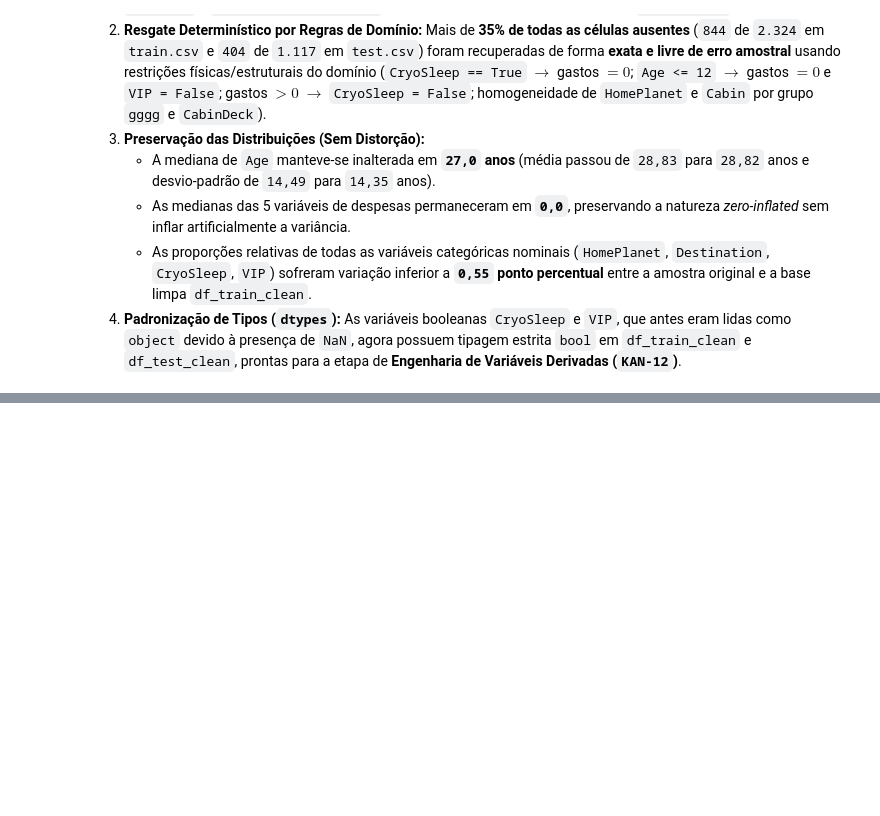
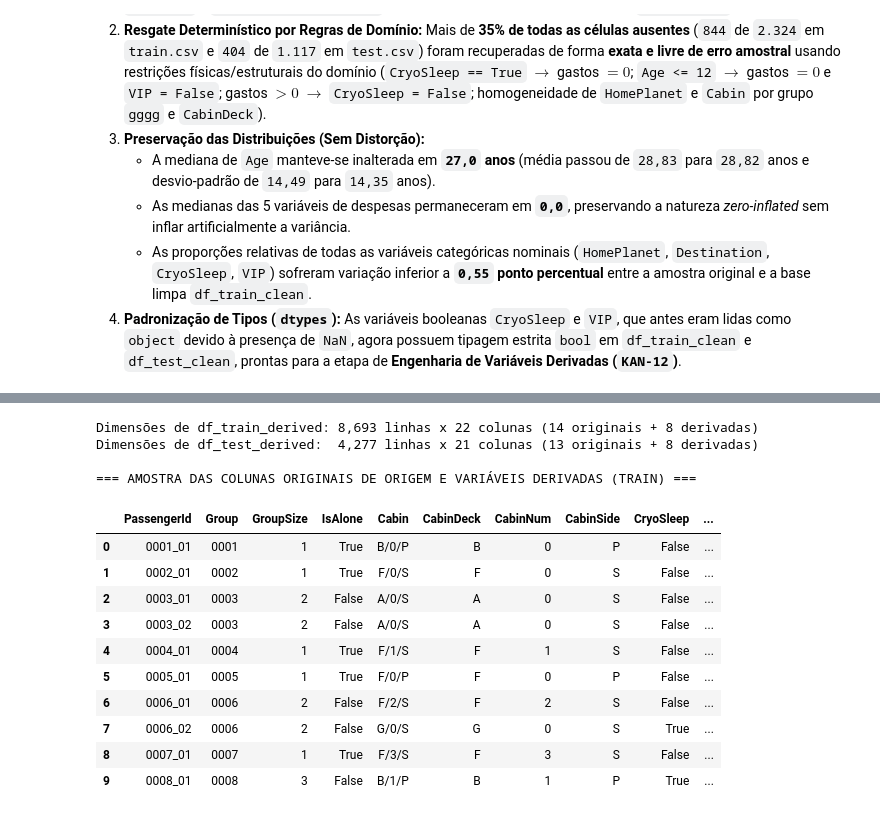
Before and after one commit to gmenezesg/spaceship-titanic-estatistica-posdl, a Jupyter notebook: notebooks/00_projeto_final_estatistica.ipynb, the cells around one changed output, grey strips where cells are left out. Drawn from its saved outputs; the diff is of its cells as text; code cells hidden in the pictures; blank space fills up the shorter version.

Commit message:
[KAN-12] Criar variáveis derivadas do Spaceship Titanic e exportar dataset limpo

```diff
--- a/notebooks/00_projeto_final_estatistica.ipynb
+++ b/notebooks/00_projeto_final_estatistica.ipynb
@@ -1197,0 +1226,66 @@ display(df_comp_cat)
+# %%
+def criar_variaveis_derivadas(df_clean: pd.DataFrame) -> pd.DataFrame:
+    """
+    Constrói as 8 variáveis derivadas especificadas no ticket KAN-12 preservando
+    integralmente todas as colunas originais do DataFrame tratado:
+      - Group (str), GroupSize (int64), IsAlone (bool)
+      - CabinDeck (str), CabinNum (int64), CabinSide (str)
+      - TotalSpend (float64), HasSpent (bool)
+    Operação 100% isolada na partição recebida (zero data leakage).
+    """
+    df = df_clean.copy()
+    spend_cols = ["RoomService", "FoodCourt", "ShoppingMall", "Spa", "VRDeck"]
+
+    # 1. Decomposição de PassengerId (gggg_pp) -> Group, GroupSize e IsAlone
+    pid_split = df["PassengerId"].astype(str).str.split("_", n=1, expand=True)
+    df["Group"] = pid_split[0].astype(str)
+    df["GroupSize"] = df.groupby("Group")["Group"].transform("count").astype("int64")
+    df["IsAlone"] = (df["GroupSize"] == 1).astype(bool)
+
+    # 2. Decomposição de Cabin (deck/num/side) -> CabinDeck, CabinNum e CabinSide
+    cabin_split = df["Cabin"].astype(str).str.split("/", n=2, expand=True)
+    df["CabinDeck"] = cabin_split[0].astype(str)
+    df["CabinNum"] = cabin_split[1].astype("int64")
+    df["CabinSide"] = cabin_split[2].astype(str)
+
+    # 3. Variável sintética TotalSpend e flag binária HasSpent
+    df["TotalSpend"] = df[spend_cols].sum(axis=1).astype("float64")
+    df["HasSpent"] = (df["TotalSpend"] > 0.0).astype(bool)
+
+    return df
+
+
+df_train_derived = criar_variaveis_derivadas(df_train_clean)
+df_test_derived = criar_variaveis_derivadas(df_test_clean)
+
+novas_colunas = [
+    "Group", "GroupSize", "IsAlone",
+    "CabinDeck", "CabinNum", "CabinSide",
+    "TotalSpend", "HasSpent",
+]
+
+print(f"Dimensões de df_train_derived: {df_train_derived.shape[0]:,} linhas x {df_train_derived.shape[1]} colunas (14 originais + {len(novas_colunas)} derivadas)")
+print(f"Dimensões de df_test_derived:  {df_test_derived.shape[0]:,} linhas x {df_test_derived.shape[1]} colunas (13 originais + {len(novas_colunas)} derivadas)")
+print("\n=== AMOSTRA DAS COLUNAS ORIGINAIS DE ORIGEM E VARIÁVEIS DERIVADAS (TRAIN) ===")
+cols_exibicao = [
+    "PassengerId", "Group", "GroupSize", "IsAlone",
+    "Cabin", "CabinDeck", "CabinNum", "CabinSide",
+    "CryoSleep", "TotalSpend", "HasSpent", "Transported",
+]
+display(df_train_derived[cols_exibicao].head(10))
+# %% [output]
+Dimensões de df_train_derived: 8,693 linhas x 22 colunas (14 originais + 8 derivadas)
+Dimensões de df_test_derived:  4,277 linhas x 21 colunas (13 originais + 8 derivadas)
+
+=== AMOSTRA DAS COLUNAS ORIGINAIS DE ORIGEM E VARIÁVEIS DERIVADAS (TRAIN) ===
+|  | PassengerId | Group | GroupSize | IsAlone | Cabin | CabinDeck | CabinNum | CabinSide | CryoSleep | ... |
+| 0 | 0001_01 | 0001 | 1 | True | B/0/P | B | 0 | P | False | ... |
+| 1 | 0002_01 | 0002 | 1 | True | F/0/S | F | 0 | S | False | ... |
+| 2 | 0003_01 | 0003 | 2 | False | A/0/S | A | 0 | S | False | ... |
+| 3 | 0003_02 | 0003 | 2 | False | A/0/S | A | 0 | S | False | ... |
+| 4 | 0004_01 | 0004 | 1 | True | F/1/S | F | 1 | S | False | ... |
+| 5 | 0005_01 | 0005 | 1 | True | F/0/P | F | 0 | P | False | ... |
+| 6 | 0006_01 | 0006 | 2 | False | F/2/S | F | 2 | S | False | ... |
+| 7 | 0006_02 | 0006 | 2 | False | G/0/S | G | 0 | S | True | ... |
+| 8 | 0007_01 | 0007 | 1 | True | F/3/S | F | 3 | S | False | ... |
+| 9 | 0008_01 | 0008 | 3 | False | B/1/P | B | 1 | P | True | ... |
```
Also changed, not shown: parts of 9 cells of this notebook, 9 other files.
